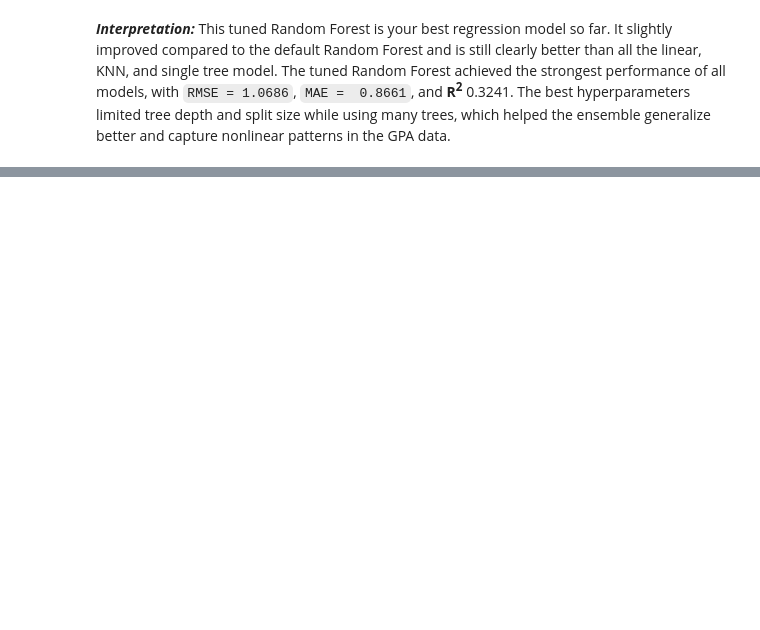
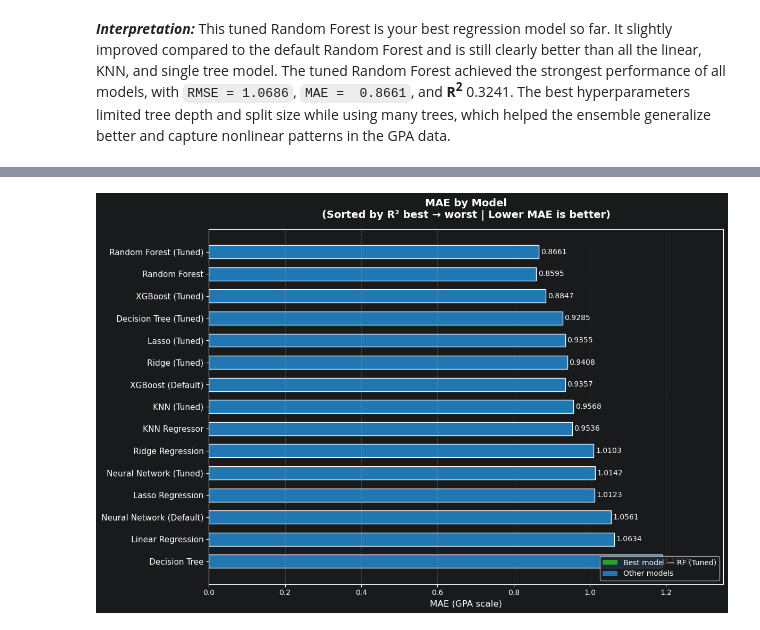
Before and after one commit to weslylaboy/student-outcome-predictor, a Jupyter notebook: notebooks/04_regression_model.ipynb, the cells around one changed output, grey strips where cells are left out. Cells and saved outputs as stored; diff of their text form; code cells hidden in the pictures; blank space fills up the shorter version.

```diff
--- a/notebooks/04_regression_model.ipynb
+++ b/notebooks/04_regression_model.ipynb
@@ -714,0 +940,30 @@ Best RF params: {'model__max_depth': 5, 'model__max_features': 0.5, 'model__min_
+# %%
+fig, ax = plt.subplots(figsize=(12, 8))
+
+ax.barh(models, mae, color=colors_err, edgecolor='white', height=0.6)
+
+for i, v in enumerate(mae):
+    ax.text(v + 0.005, i, f'{v:.4f}', va='center', ha='left', fontsize=10)
+
+ax.set_title('MAE by Model\n(Sorted by R² best → worst | Lower MAE is better)', fontsize=14, fontweight='bold', pad=15)
+
+ax.set_xlabel('MAE (GPA scale)', fontsize=12)
+ax.set_xlim(0, 1.35)
+ax.invert_yaxis()
+ax.tick_params(axis='y', labelsize=11)
+ax.tick_params(axis='x', labelsize=10)
+ax.grid(axis='x', linestyle='--', alpha=0.4)
+
+legend_elements = [
+    Patch(facecolor='#2ca02c', label='Best model — RF (Tuned)'),
+    Patch(facecolor='#1f77b4', label='Other models'),
+]
+
+ax.legend(handles=legend_elements, loc='lower right', fontsize=10)
+plt.tight_layout()
+
+plt.savefig('../plots/mae_comparison.png', dpi=150, bbox_inches='tight')
+
+plt.show()
+# %% [output]
+[figure, added]
```
Also changed, not shown: parts of 24 cells of this notebook.
